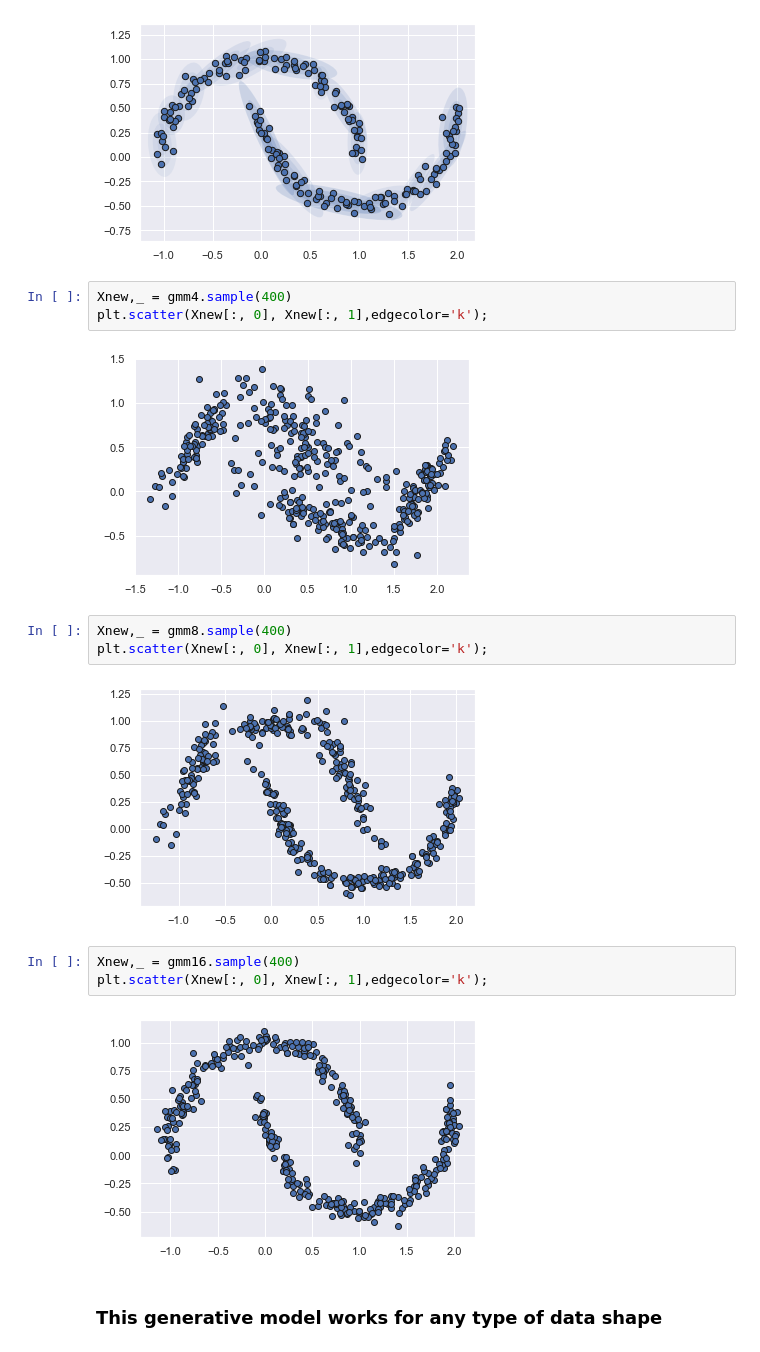
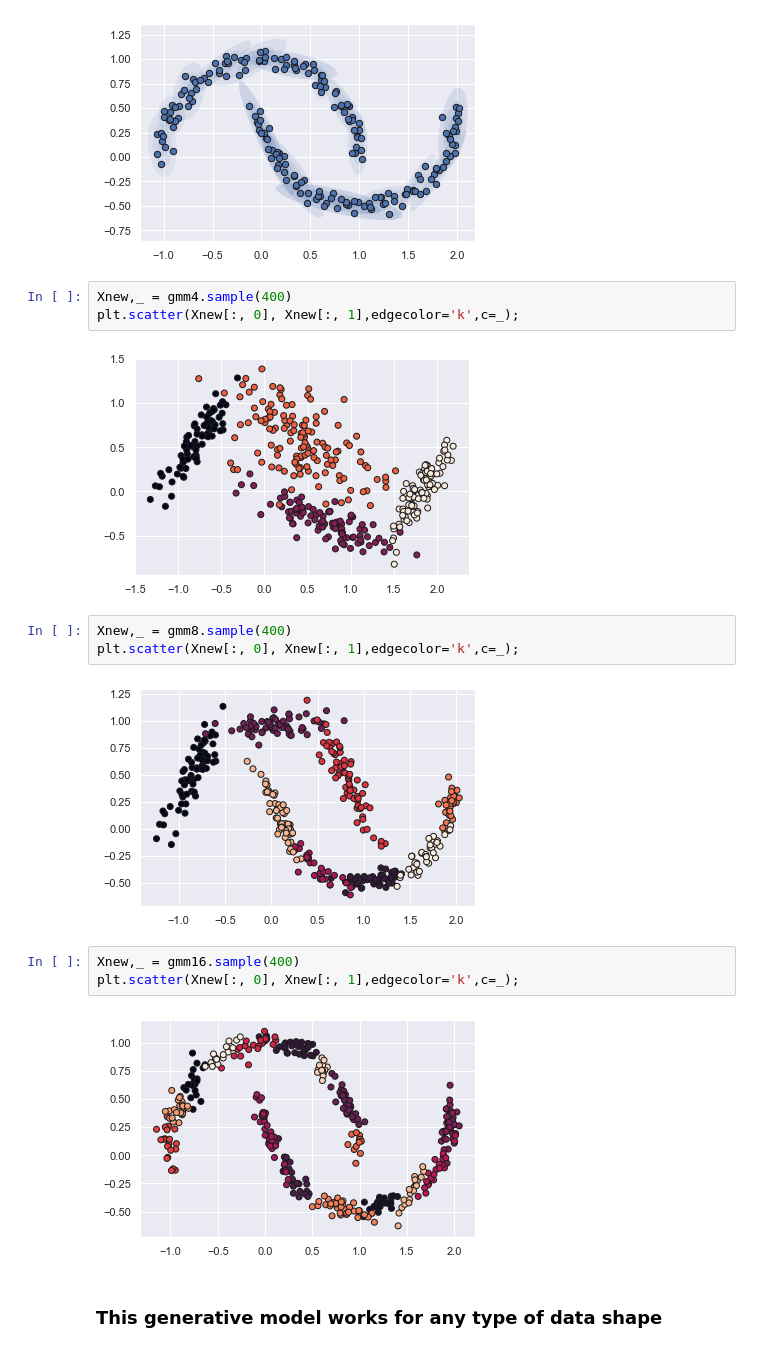
Before and after one commit to Karsten-Yan/nf_ds_aufgaben, a Jupyter notebook: hh-2020-ds1-Unsupervised-Learning/4-k-means_clustering_GMM.ipynb, the cells around one changed output. Cells and saved outputs as stored; diff of their text form.

```diff
--- a/hh-2020-ds1-Unsupervised-Learning/4-k-means_clustering_GMM.ipynb
+++ b/hh-2020-ds1-Unsupervised-Learning/4-k-means_clustering_GMM.ipynb
@@ -308,19 +308,19 @@ plot_gmm(gmm16, Xmoon, label=False)
 [figure]
 # %%
 Xnew,_ = gmm4.sample(400)
-plt.scatter(Xnew[:, 0], Xnew[:, 1],edgecolor='k');
+plt.scatter(Xnew[:, 0], Xnew[:, 1],edgecolor='k',c=_);
 # %% [output]
-[figure, old version]
+[figure, new version]
 # %%
 Xnew,_ = gmm8.sample(400)
-plt.scatter(Xnew[:, 0], Xnew[:, 1],edgecolor='k');
+plt.scatter(Xnew[:, 0], Xnew[:, 1],edgecolor='k',c=_);
 # %% [output]
-[figure, old version]
+[figure, new version]
 # %%
 Xnew,_ = gmm16.sample(400)
-plt.scatter(Xnew[:, 0], Xnew[:, 1],edgecolor='k');
+plt.scatter(Xnew[:, 0], Xnew[:, 1],edgecolor='k',c=_);
 # %% [output]
-[figure, old version]
+[figure, new version]
 # %% [markdown]
 ### This generative model works for any type of data shape
 # %%
```
Also changed, not shown: parts of 7 cells of this notebook, 13 other files.
